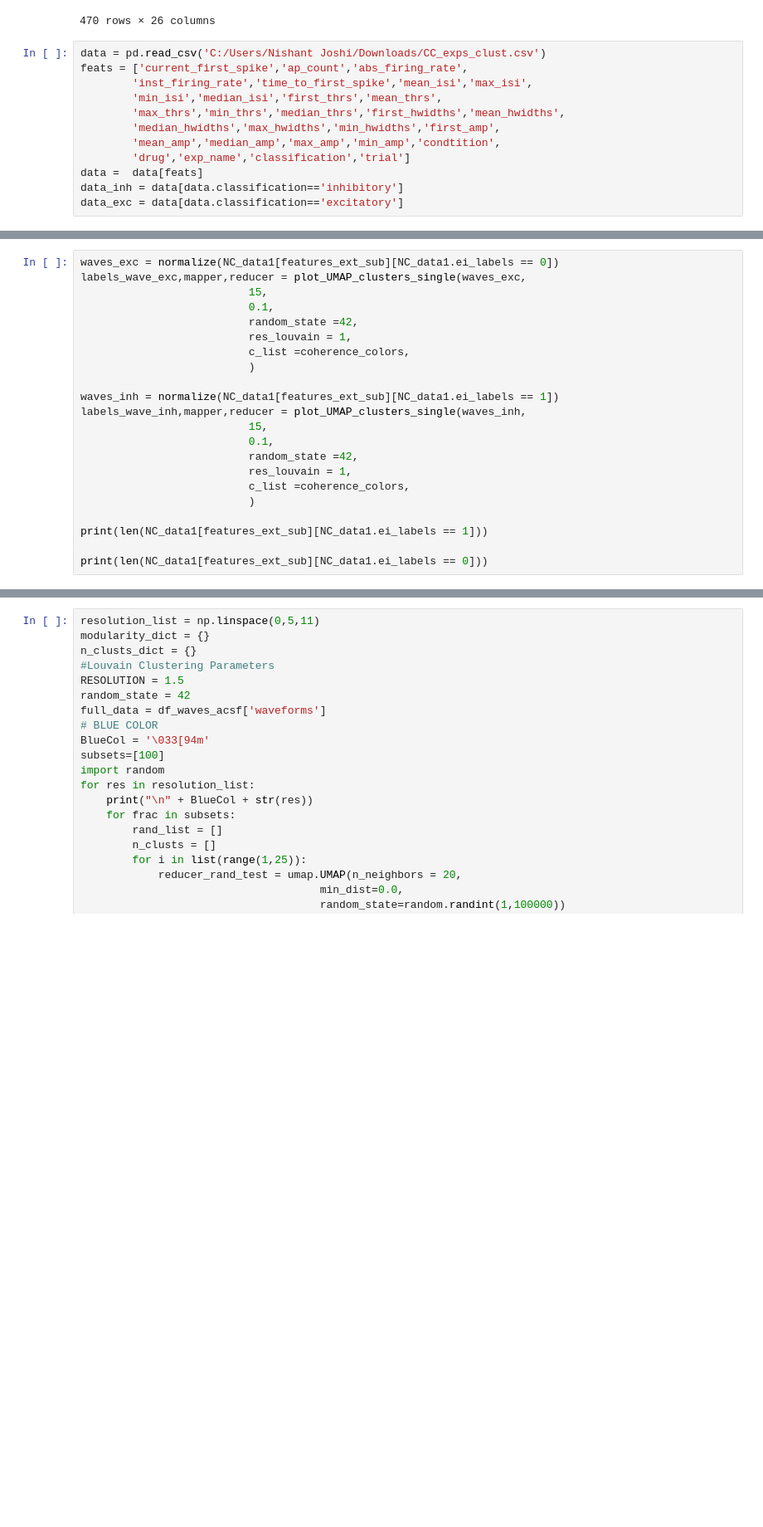
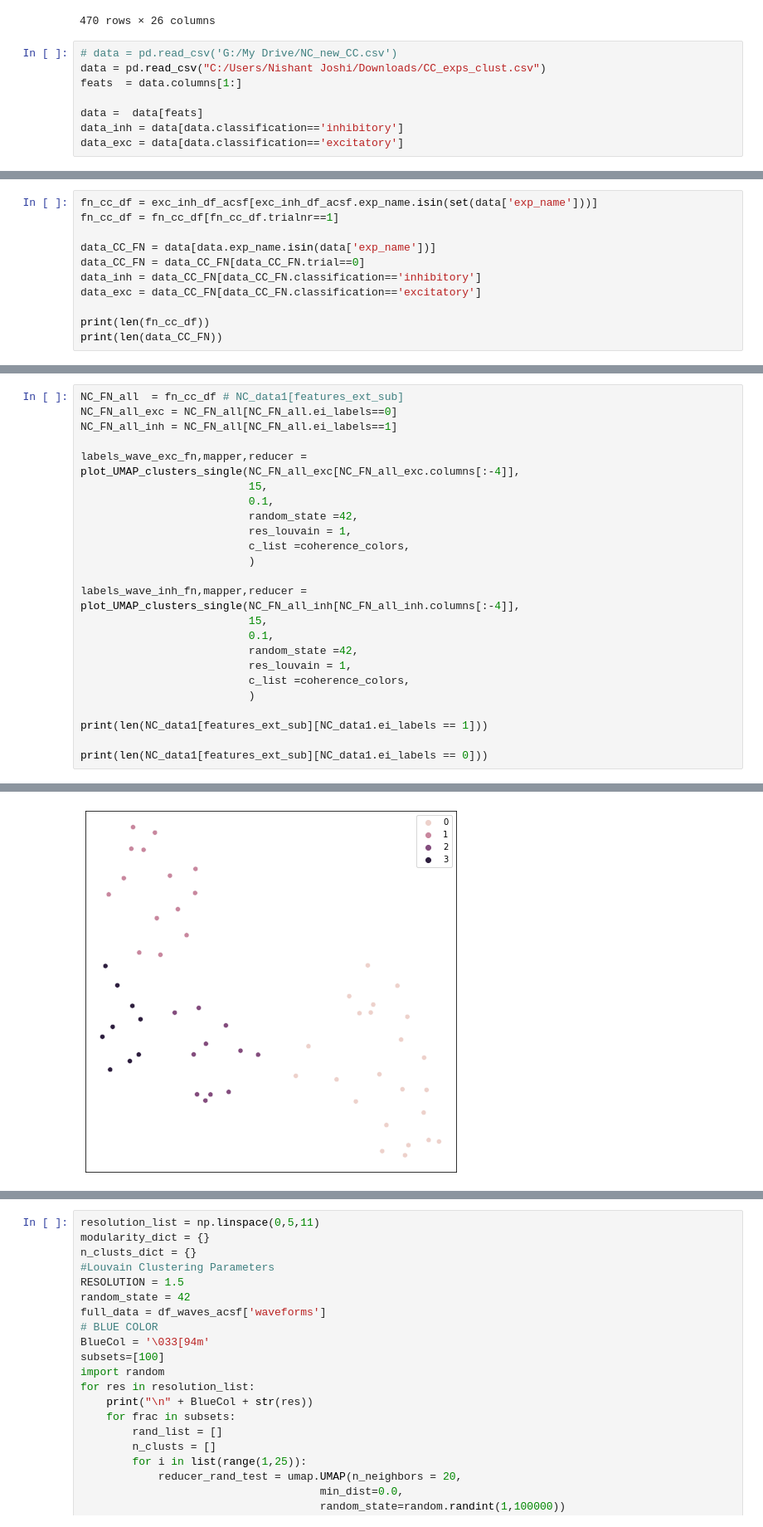
Before and after one commit to Nishant-codex/single_cell_analysis, a Jupyter notebook: notebooks/UMAP_Louvan_Niccolo.ipynb, the cells around one changed output, grey strips where cells are left out. Shown at 83% size. Cells and saved outputs as stored; diff of their text form; blank space fills up the shorter version.

```diff
--- a/notebooks/UMAP_Louvan_Niccolo.ipynb
+++ b/notebooks/UMAP_Louvan_Niccolo.ipynb
@@ -234,14 +254,10 @@ exc_inh_df_acsf
 | 883 | 299.837364 | 4174 | 11.594444 | 0.045691 | 172.40 | 86.223940 | 34.80 | 1207.90 | ... |
 470 rows × 26 columns
 # %%
-data = pd.read_csv('C:/Users/Nishant Joshi/Downloads/CC_exps_clust.csv')
-feats = ['current_first_spike','ap_count','abs_firing_rate',
-        'inst_firing_rate','time_to_first_spike','mean_isi','max_isi',
-        'min_isi','median_isi','first_thrs','mean_thrs',
-        'max_thrs','min_thrs','median_thrs','first_hwidths','mean_hwidths',
-        'median_hwidths','max_hwidths','min_hwidths','first_amp',
-        'mean_amp','median_amp','max_amp','min_amp','condtition',
-        'drug','exp_name','classification','trial']
+# data = pd.read_csv('G:/My Drive/NC_new_CC.csv')
+data = pd.read_csv("C:/Users/Nishant Joshi/Downloads/CC_exps_clust.csv")
+feats  = data.columns[1:]
+
 data =  data[feats]
 data_inh = data[data.classification=='inhibitory']
 data_exc = data[data.classification=='excitatory']
@@ -265,0 +266,11 @@ data
+# %%
+fn_cc_df = exc_inh_df_acsf[exc_inh_df_acsf.exp_name.isin(set(data['exp_name']))]
+fn_cc_df = fn_cc_df[fn_cc_df.trialnr==1]
+
+data_CC_FN = data[data.exp_name.isin(data['exp_name'])]
+data_CC_FN = data_CC_FN[data_CC_FN.trial==0]
+data_inh = data_CC_FN[data_CC_FN.classification=='inhibitory']
+data_exc = data_CC_FN[data_CC_FN.classification=='excitatory']
+
+print(len(fn_cc_df))
+print(len(data_CC_FN))
@@ -266,6 +300,9 @@ data
 # %%
-waves_exc = normalize(NC_data1[features_ext_sub][NC_data1.ei_labels == 0])
-labels_wave_exc,mapper,reducer = plot_UMAP_clusters_single(waves_exc,
+NC_FN_all  = fn_cc_df # NC_data1[features_ext_sub]
+NC_FN_all_exc = NC_FN_all[NC_FN_all.ei_labels==0]
+NC_FN_all_inh = NC_FN_all[NC_FN_all.ei_labels==1]
+
+labels_wave_exc_fn,mapper,reducer = plot_UMAP_clusters_single(NC_FN_all_exc[NC_FN_all_exc.columns[:-4]],
                           15,
                           0.1,
                           random_state =42,
@@ -273,8 +310,7 @@ labels_wave_exc,mapper,reducer = plot_UMAP_clusters_single(waves_exc,
                           c_list =coherence_colors,
                           )
 
-waves_inh = normalize(NC_data1[features_ext_sub][NC_data1.ei_labels == 1])
-labels_wave_inh,mapper,reducer = plot_UMAP_clusters_single(waves_inh,
+labels_wave_inh_fn,mapper,reducer = plot_UMAP_clusters_single(NC_FN_all_inh[NC_FN_all_inh.columns[:-4]],
                           15,
                           0.1,
                           random_state =42,
@@ -285,3 +321,4 @@ labels_wave_inh,mapper,reducer = plot_UMAP_clusters_single(waves_inh,
 print(len(NC_data1[features_ext_sub][NC_data1.ei_labels == 1]))
 
 print(len(NC_data1[features_ext_sub][NC_data1.ei_labels == 0]))
+# %% [output]
@@ -287,0 +326 @@ print(len(NC_data1[features_ext_sub][NC_data1.ei_labels == 0]))
+[figure, added]
```
Also changed, not shown: parts of 23 cells of this notebook, 6 other files.
